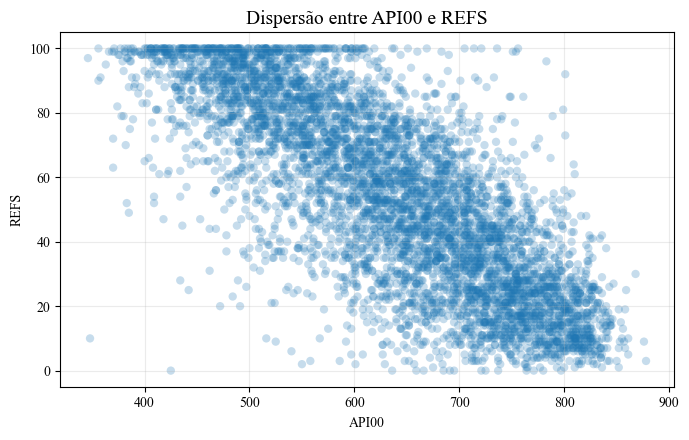
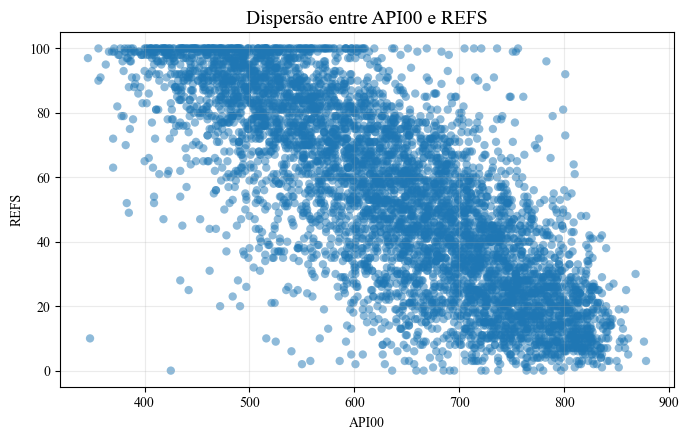
The notebook cell's code change between the first figure and the second:
--- before
+++ after
@@ -1,5 +1,5 @@
 # Grafico de dispersão entre API00 e REFS para visualizar a relação entre as duas variáveis
 fig, ax = plt.subplots()
-ax.scatter(df["API00"], df["REFS"], alpha=0.25, edgecolors="none")
+ax.scatter(df["API00"], df["REFS"], alpha=0.5, edgecolors="none")
 ax.set_title("Dispersão entre API00 e REFS")
 ax.set_xlabel("API00")

Commit: Ajusta didatica dos notebooks e limpa solucoes